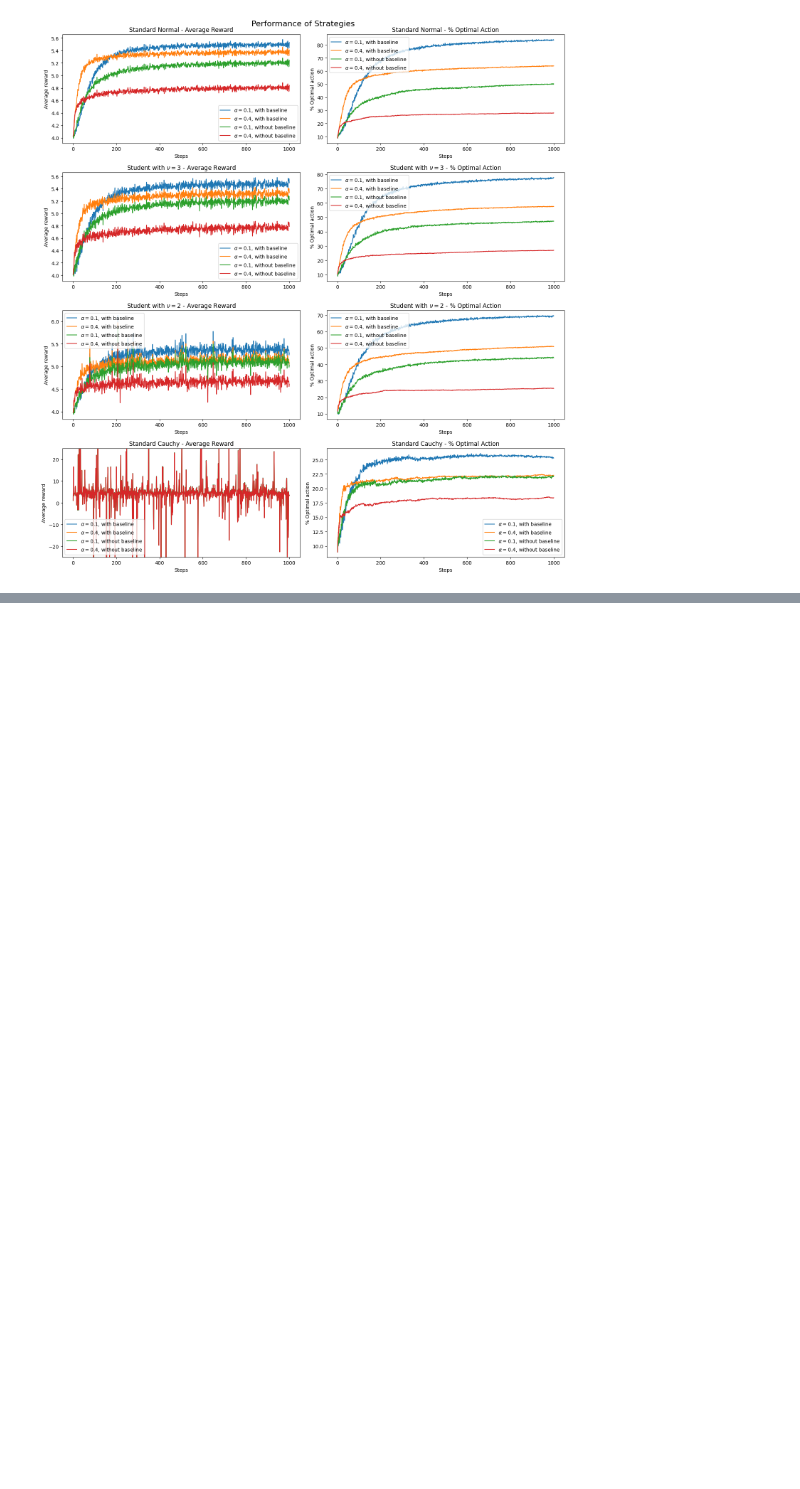
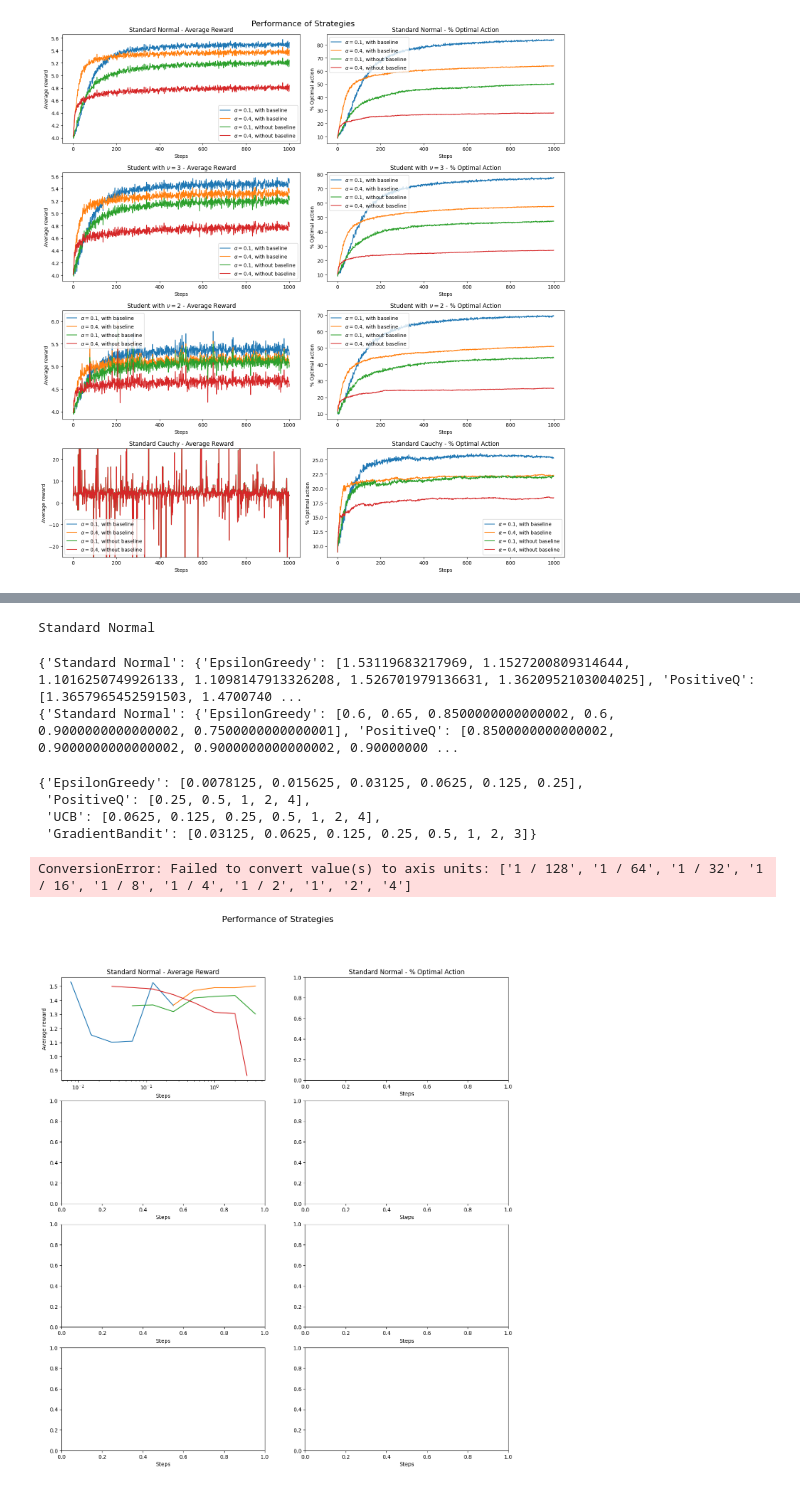
Before and after one commit to davynchi/diploma, a Jupyter notebook: bandit_tester.ipynb, the cells around one changed output, grey strips where cells are left out. Saved outputs shown, nothing was run; the diff lists cells and outputs as text; code cells hidden in the pictures; blank space fills up the shorter version.

Commit message:
Added overall comparison (but I don't like the results)

```diff
--- a/bandit_tester.ipynb
+++ b/bandit_tester.ipynb
@@ -336,0 +340,7 @@ plot_strategies_results(average_rewards, optimal_actions, labels, set_ylim)
+# %%
+strategies = [EpsilonGreedy, PositiveQ, UCB, GradientBandit]
+strategies_params = {EpsilonGreedy.__name__: [{'epsilon': 1 / 128}, {'epsilon': 1 / 64}, {'epsilon': 1 / 32}, {'epsilon': 1 / 16}, {'epsilon': 1 / 8}, {'epsilon': 1 / 4}],
+                     PositiveQ.__name__: [{'pos_q': 1 / 4}, {'pos_q': 1 / 2}, {'pos_q': 1}, {'pos_q': 2}, {'pos_q': 4}],
+                     UCB.__name__: [{'c': 1 / 16}, {'c': 1 / 8}, {'c': 1 / 4}, {'c': 1 / 2}, {'c': 1}, {'c': 2}, {'c': 4}],
+                     GradientBandit.__name__: [{'alpha': 1 / 32}, {'alpha': 1 / 16}, {'alpha': 1 / 8}, {'alpha': 1 / 4},
+                                               {'alpha': 1 / 2}, {'alpha': 1}, {'alpha': 2}, {'alpha': 3}]}
@@ -336,0 +372,18 @@ plot_strategies_results(average_rewards, optimal_actions, labels, set_ylim)
+# %%
+average_rewards, optimal_actions = compare_overall(distributions, distributions_params, distributions_names, strategies, strategies_params)
+# %% [output]
+Standard Normal
+# %%
+print(average_rewards)
+print(optimal_actions)
+# %% [output]
+{'Standard Normal': {'EpsilonGreedy': [1.53119683217969, 1.1527200809314644, 1.1016250749926133, 1.1098147913326208, 1.526701979136631, 1.3620952103004025], 'PositiveQ': [1.3657965452591503, 1.4700740 ...
+{'Standard Normal': {'EpsilonGreedy': [0.6, 0.65, 0.8500000000000002, 0.6, 0.9000000000000002, 0.7500000000000001], 'PositiveQ': [0.8500000000000002, 0.9000000000000002, 0.9000000000000002, 0.90000000 ...
+# %%
+param_values = {key: [list(val_inner.values())[0] for val_inner in val_outer] for key, val_outer in strategies_params.items()}
+param_values
+# %% [output]
+{'EpsilonGreedy': [0.0078125, 0.015625, 0.03125, 0.0625, 0.125, 0.25],
+ 'PositiveQ': [0.25, 0.5, 1, 2, 4],
+ 'UCB': [0.0625, 0.125, 0.25, 0.5, 1, 2, 4],
+ 'GradientBandit': [0.03125, 0.0625, 0.125, 0.25, 0.5, 1, 2, 3]}
@@ -336,0 +393,51 @@ plot_strategies_results(average_rewards, optimal_actions, labels, set_ylim)
+# %%
+labels = {'EpsilonGreedy': r"$\epsilon$-greedy",
+          'PositiveQ': r"greedy with optimistic init, $\alpha=0.1$",
+          'UCB': "UCB",
+          'GradientBandit': "gradient bandit"}
+# %%
+# Define x-axis (steps)
+
+# Create the figure and individual subplots (4 rows, 2 columns)
+fig, axes = plt.subplots(4, 2, figsize=(15, 16))
+
+# Flatten the 2D array of subplots to iterate over them efficiently
+axes_flat = axes.flatten()
+
+# Common titles for each plot
+fig.suptitle("Performance of Strategies", fontsize=16)
+for ax in axes_flat:
+    ax.set_xlabel("Steps")
+
+# Loop through each key (distribution)
+for i, key in enumerate(average_rewards.keys()):
+    # Set titles for the first column (average reward)
+    axes_flat[2 * i].set_title(f"{key} - Average Reward")
+    # Set titles for the second column (optimal action)
+    axes_flat[2 * i + 1].set_title(f"{key} - % Optimal Action")
+
+    # Plot average reward for each epsilon value
+    for strategy in labels.keys():
+        axes_flat[2 * i].plot(param_values[strategy], average_rewards[key][strategy], label=labels[strategy])
+    axes_flat[2 * i].set_ylabel("Average reward")
+    axes_flat[2 * i].set_xscale('log')
+    # axes_flat[2 * i].set_xticks(x_ticks, minor=True)
+    axes_flat[2 * i].legend()
+
+    # Plot optimal actions (convert to percentages) for each epsilon value
+    for strategy in labels.keys():
+        axes_flat[2 * i + 1].plot(param_values[strategy], [100 * x for x in optimal_actions[key][strategy]], label=labels[strategy])
+    axes_flat[2 * i + 1].set_ylabel("% Optimal action")
+    axes_flat[2 * i + 1].set_xscale('log')
+    # axes_flat[2 * i + 1].set_xticks(x_ticks, minor=True)
+    axes_flat[2 * i + 1].legend()
+
+    # set_ylim(key, i, axes_flat)
+
+
+# Adjust layout and display the plots
+plt.tight_layout()
+plt.show()
+# %% [output]
+ConversionError: Failed to convert value(s) to axis units: ['1 / 128', '1 / 64', '1 / 32', '1 / 16', '1 / 8', '1 / 4', '1 / 2', '1', '2', '4']
+[figure, added]
```
Also changed, not shown: parts of 8 cells of this notebook.
